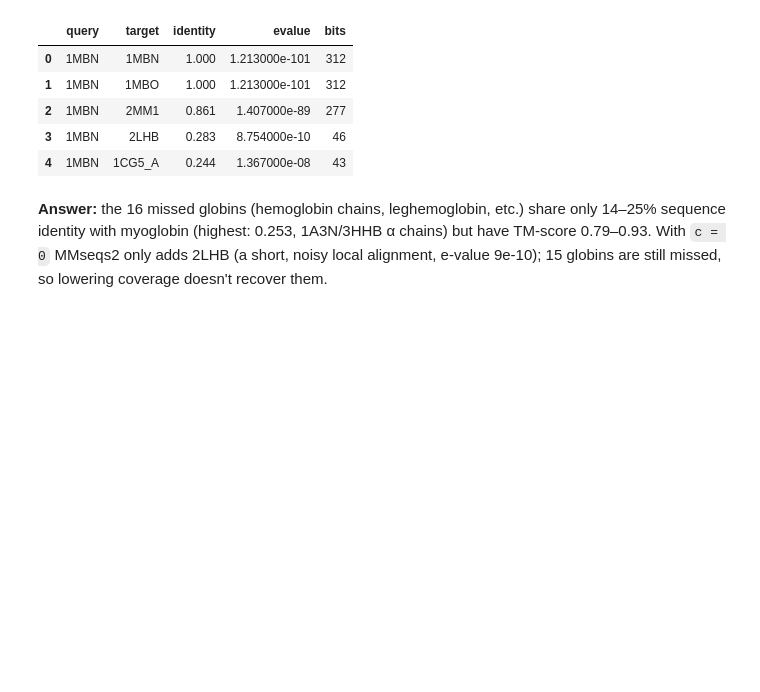
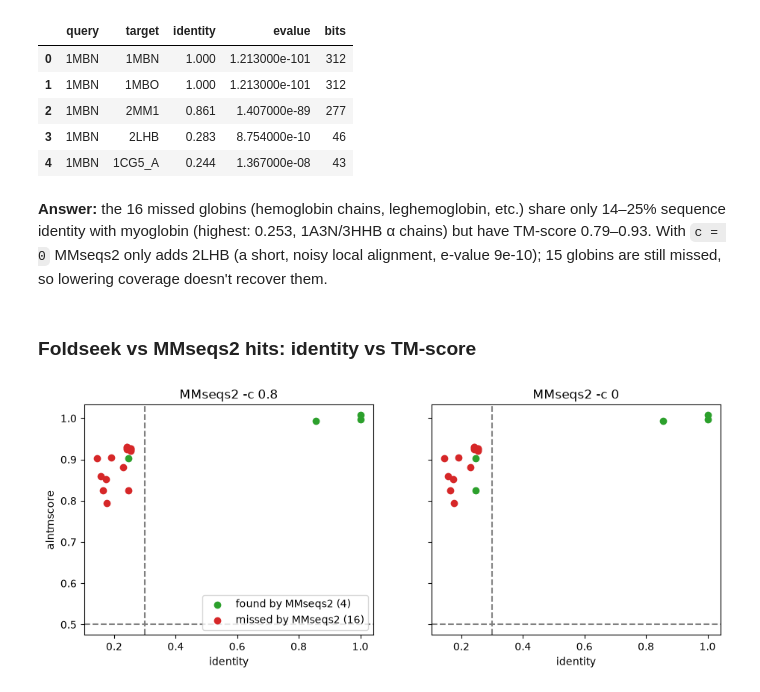
Before and after one commit to pawlowiczf/Machine-Learning-in-Bioinformatics, a Jupyter notebook: labs/lab02/lab_2.ipynb, the cells around one changed output. Saved outputs shown, nothing was run; the diff lists cells and outputs as text; code cells hidden in the pictures; blank space fills up the shorter version.

```diff
--- a/labs/lab02/lab_2.ipynb
+++ b/labs/lab02/lab_2.ipynb
@@ -158,3 +158,20 @@ Highest identity among missed: 0.253
 | 4 | 1MBN | 1CG5_A | 0.244 | 1.367000e-08 | 43 |
 # %% [markdown]
 **Answer:** the 16 missed globins (hemoglobin chains, leghemoglobin, etc.) share only 14–25% sequence identity with myoglobin (highest: 0.253, 1A3N/3HHB α chains) but have TM-score 0.79–0.93. With `c = 0` MMseqs2 only adds 2LHB (a short, noisy local alignment, e-value 9e-10); 15 globins are still missed, so lowering coverage doesn't recover them.
+# %% [markdown]
+### Foldseek vs MMseqs2 hits: identity vs TM-score
+# %%
+fig, axes = plt.subplots(1, 2, figsize=(11, 4), sharey=True)
+for ax, c in zip(axes, [0.8, 0]):
+    found = foldseek_search.target.isin(mmseqs_hits(c).target)
+    for flag, color, label in [(True, "tab:green", "found by MMseqs2"), (False, "tab:red", "missed by MMseqs2")]:
+        d = foldseek_search[found == flag]
+        ax.scatter(d.identity, d.alntmscore, c=color, label=f"{label} ({len(d)})")
+    ax.axvline(x=0.3, c="gray", ls="--")
+    ax.axhline(y=0.5, c="gray", ls="--")
+    ax.set_title(f"MMseqs2 -c {c}")
+    ax.set_xlabel("identity")
+axes[0].set_ylabel("alntmscore")
+axes[0].legend(loc="lower right");
+# %% [output]
+[figure, added]
```
Also changed, not shown: parts of 2 cells of this notebook.
